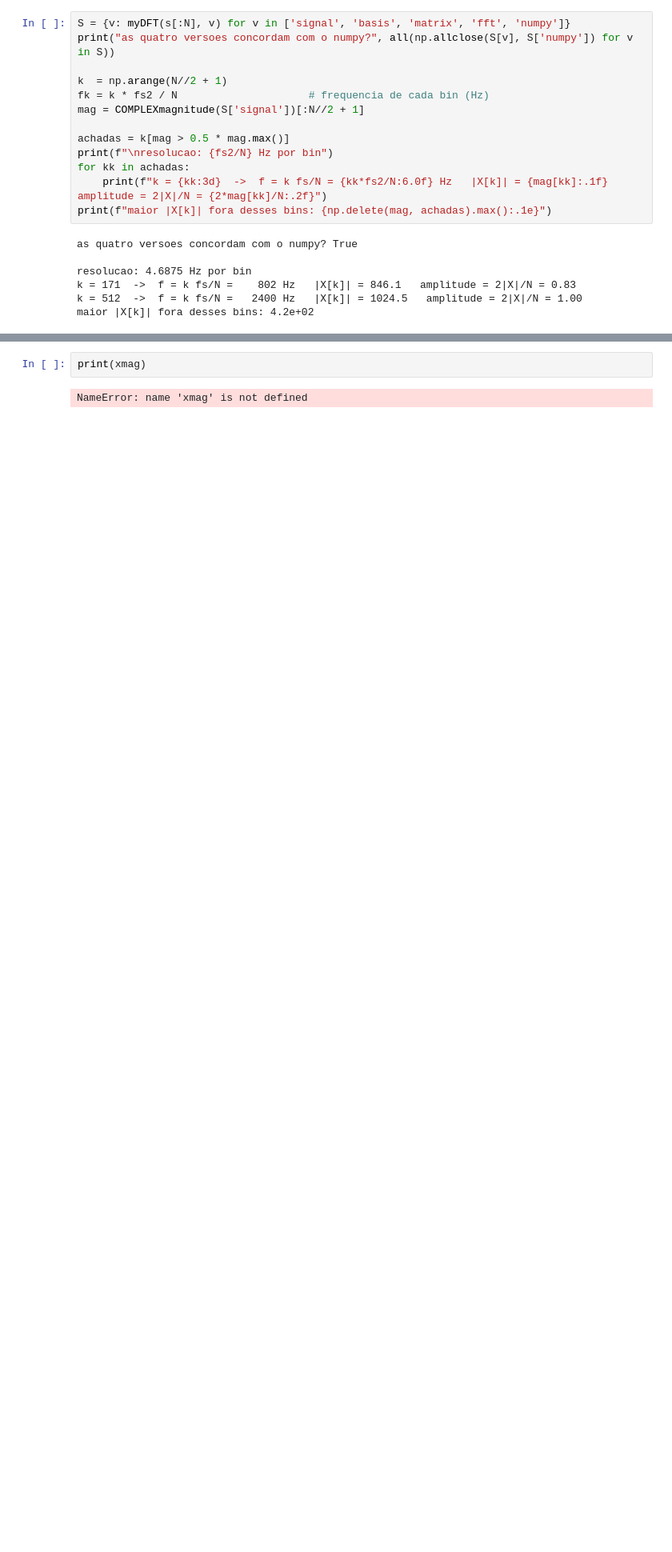
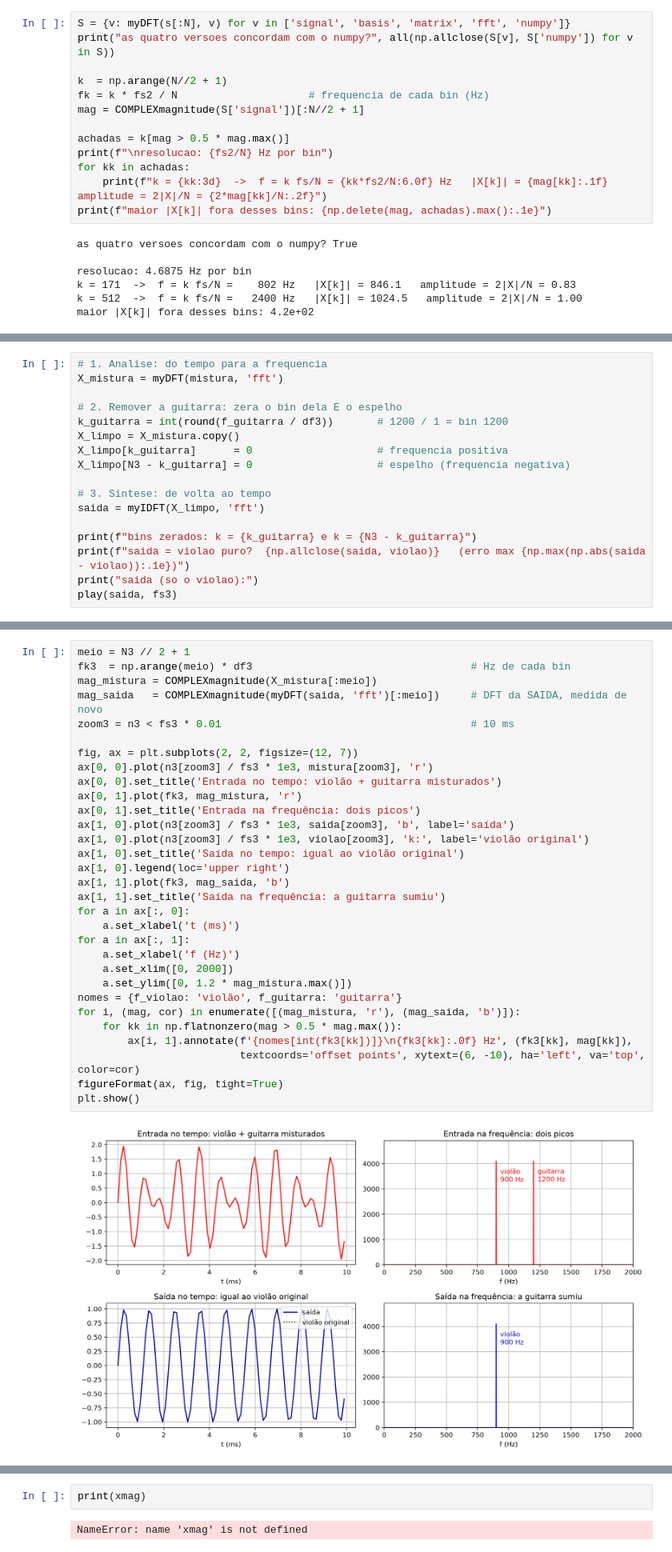
Before and after one commit to sandroxavierdeveloper/2026-2-INF0413-SignalProcessing, a Jupyter notebook: assets/labs/le06_DFT/le06_01_DFT-four-versions.ipynb, the cells around one changed output, grey strips where cells are left out. Shown at 80% size. Cells and saved outputs as stored; diff of their text form; blank space fills up the shorter version.

```diff
--- a/assets/labs/le06_DFT/le06_01_DFT-four-versions.ipynb
+++ b/assets/labs/le06_DFT/le06_01_DFT-four-versions.ipynb
@@ -729,0 +771,17 @@ plt.show()
+# %%
+# 1. Analise: do tempo para a frequencia
+X_mistura = myDFT(mistura, 'fft')
+
+# 2. Remover a guitarra: zera o bin dela E o espelho
+k_guitarra = int(round(f_guitarra / df3))       # 1200 / 1 = bin 1200
+X_limpo = X_mistura.copy()
+X_limpo[k_guitarra]      = 0                    # frequencia positiva
+X_limpo[N3 - k_guitarra] = 0                    # espelho (frequencia negativa)
+
+# 3. Sintese: de volta ao tempo
+saida = myIDFT(X_limpo, 'fft')
+
+print(f"bins zerados: k = {k_guitarra} e k = {N3 - k_guitarra}")
+print(f"saida = violao puro?  {np.allclose(saida, violao)}   (erro max {np.max(np.abs(saida - violao)):.1e})")
+print("saida (so o violao):")
+play(saida, fs3)
@@ -729,0 +793,33 @@ plt.show()
+# %%
+meio = N3 // 2 + 1
+fk3  = np.arange(meio) * df3                                   # Hz de cada bin
+mag_mistura = COMPLEXmagnitude(X_mistura[:meio])
+mag_saida   = COMPLEXmagnitude(myDFT(saida, 'fft')[:meio])     # DFT da SAIDA, medida de novo
+zoom3 = n3 < fs3 * 0.01                                        # 10 ms
+
+fig, ax = plt.subplots(2, 2, figsize=(12, 7))
+ax[0, 0].plot(n3[zoom3] / fs3 * 1e3, mistura[zoom3], 'r')
+ax[0, 0].set_title('Entrada no tempo: violão + guitarra misturados')
+ax[0, 1].plot(fk3, mag_mistura, 'r')
+ax[0, 1].set_title('Entrada na frequência: dois picos')
+ax[1, 0].plot(n3[zoom3] / fs3 * 1e3, saida[zoom3], 'b', label='saída')
+ax[1, 0].plot(n3[zoom3] / fs3 * 1e3, violao[zoom3], 'k:', label='violão original')
+ax[1, 0].set_title('Saída no tempo: igual ao violão original')
+ax[1, 0].legend(loc='upper right')
+ax[1, 1].plot(fk3, mag_saida, 'b')
+ax[1, 1].set_title('Saída na frequência: a guitarra sumiu')
+for a in ax[:, 0]:
+    a.set_xlabel('t (ms)')
+for a in ax[:, 1]:
+    a.set_xlabel('f (Hz)')
+    a.set_xlim([0, 2000])
+    a.set_ylim([0, 1.2 * mag_mistura.max()])
+nomes = {f_violao: 'violão', f_guitarra: 'guitarra'}
+for i, (mag, cor) in enumerate([(mag_mistura, 'r'), (mag_saida, 'b')]):
+    for kk in np.flatnonzero(mag > 0.5 * mag.max()):
+        ax[i, 1].annotate(f'{nomes[int(fk3[kk])]}\n{fk3[kk]:.0f} Hz', (fk3[kk], mag[kk]),
+                          textcoords='offset points', xytext=(6, -10), ha='left', va='top', color=cor)
+figureFormat(ax, fig, tight=True)
+plt.show()
+# %% [output]
+[figure, added]
```
Also changed, not shown: parts of 12 cells of this notebook, 5 other files.
